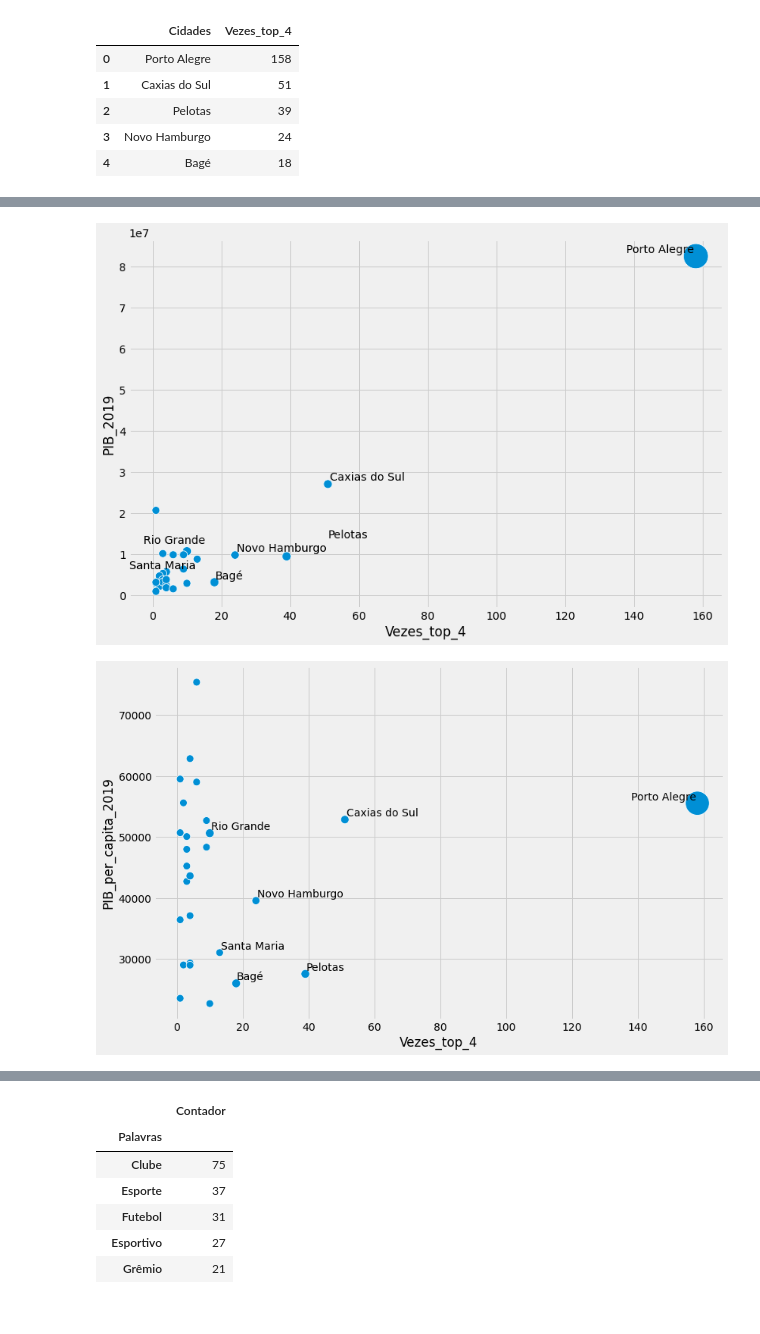
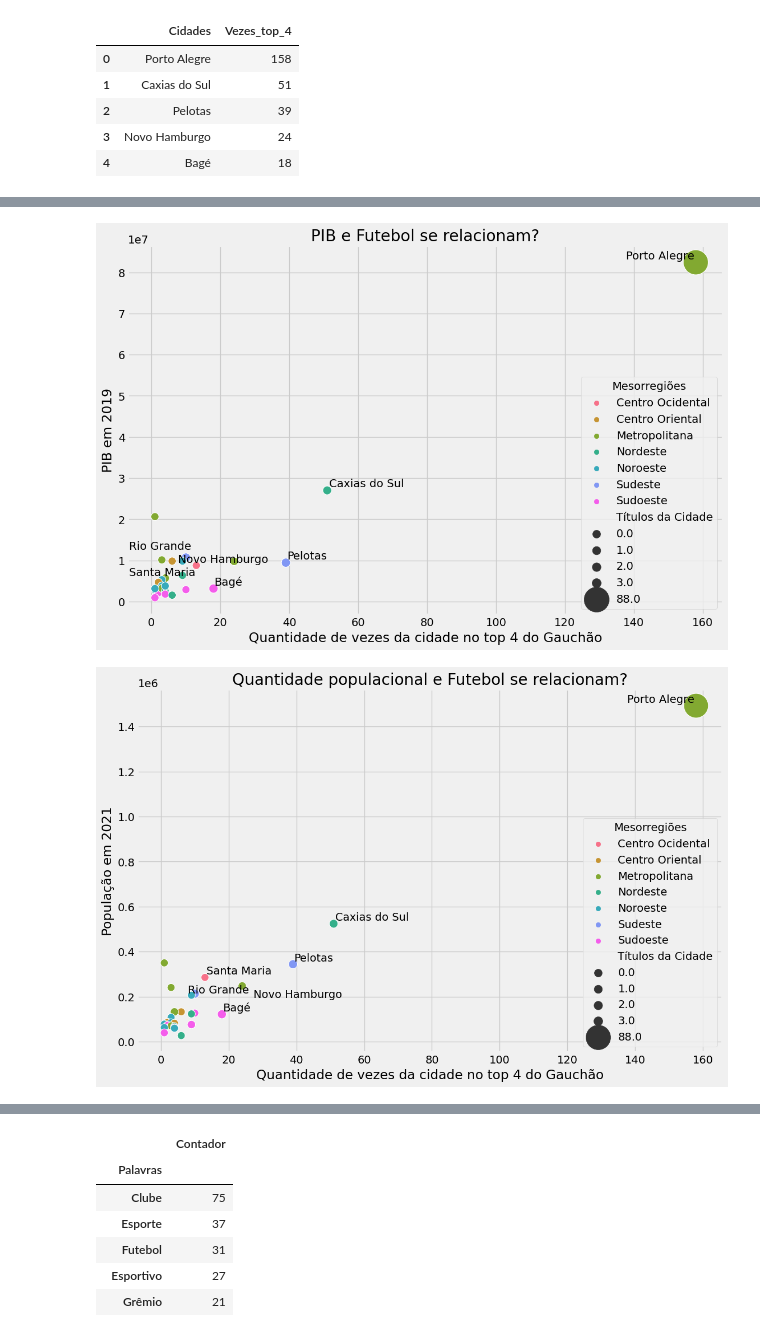
Before and after one commit to VitorBSP/Multiverso_greNAL, a Jupyter notebook: analise.ipynb, the cells around one changed output, grey strips where cells are left out. Cells and saved outputs as stored; diff of their text form; code cells hidden in the pictures.

```diff
--- a/analise.ipynb
+++ b/analise.ipynb
@@ -32,7 +32,7 @@ def multiverso_count(data,y,xlabel,ylabel,title, h = 8, w = 6):
         plt.ylabel(ylabel)
         plt.title(title)
         fig = plt.show()
-def graphics_point(data, x, y, size, text_label, hue, label_legend = [], high=[], h = 12, w =8):
+def graphics_point(data, x, y, size, text_label, hue, title, xlabel, ylabel, label_legend = [], title_legend =[], high=[], h = 12, w =8):
     with plt.style.context('fivethirtyeight'):
         fig, ax = plt.subplots(figsize=(h, w))
         if high == []:
@@ -47,5 +47,8 @@ def graphics_point(data, x, y, size, text_label, hue, label_legend = [], high=[]
         adjust_text(text,avoid_points = True)
         handles, labels = ax.get_legend_handles_labels()
         labels[len(pd.unique(data[hue])) + 1] = label_legend
-        ax.legend(handles = handles[1:], labels = labels[1:], loc='lower right', title= 'Importância da Cidade')
-        return fig.show()
+        ax.set_title(title)
+        ax.set_xlabel(xlabel)
+        ax.set_ylabel(ylabel)
+        ax.legend(handles = handles[1:], labels = labels[1:], loc='lower right', title= title_legend)
+        return plt.show()
@@ -270,11 +257,15 @@ graphics_point(cidades, 'Vezes_top_4', 'IDH_2010', 'Quantidade_Primeiro', 'Cidad
 # %%
-graphics_point(cidades, 'Vezes_top_4', 'PIB_2019', 'Quantidade_Primeiro', 'Cidade',
-                ['Porto Alegre', 'Pelotas', 'Caxias do Sul', 'Bagé', 'Rio Grande', 'Santa Maria', 'Novo Hamburgo'] )
+graphics_point(cidades[cidades['Vezes_top_4'] > 0 ], x='Vezes_top_4', y='PIB_2019', size='Quantidade_Primeiro', text_label='Cidade', hue='Mesorregioes',
+                title='PIB e Futebol se relacionam?', xlabel='Quantidade de vezes da cidade no top 4 do Gauchão', ylabel='PIB em 2019',
+                label_legend='Títulos da Cidade', title_legend='Mesorregiões',
+                high=['Porto Alegre', 'Pelotas', 'Caxias do Sul', 'Bagé', 'Rio Grande', 'Santa Maria', 'Novo Hamburgo'] )
 # %% [output]
-[figure, old version]
+[figure, new version]
 # %%
-graphics_point(cidades, 'Vezes_top_4', 'PIB_per_capita_2019', 'Quantidade_Primeiro', 'Cidade',
-                ['Porto Alegre', 'Pelotas', 'Caxias do Sul', 'Bagé', 'Rio Grande', 'Santa Maria', 'Novo Hamburgo'] )
+graphics_point(cidades[cidades['Vezes_top_4'] > 0 ], x='Vezes_top_4', y='Populacao_2021', size='Quantidade_Primeiro', text_label='Cidade', hue='Mesorregioes',
+                title='Quantidade populacional e Futebol se relacionam?', xlabel='Quantidade de vezes da cidade no top 4 do Gauchão', ylabel='População em 2021',
+                label_legend='Títulos da Cidade', title_legend='Mesorregiões',
+                high=['Porto Alegre', 'Pelotas', 'Caxias do Sul', 'Bagé', 'Rio Grande', 'Santa Maria', 'Novo Hamburgo'] )
 # %% [output]
-[figure, old version]
+[figure, new version]
 # %%
```
Also changed, not shown: parts of 24 cells of this notebook.
